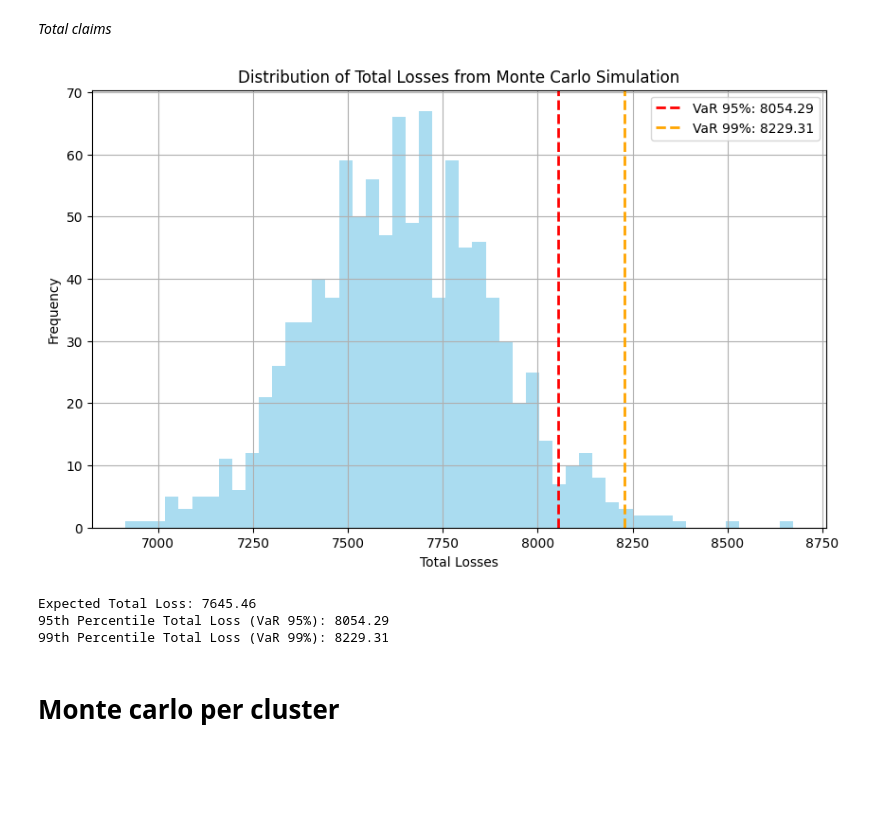
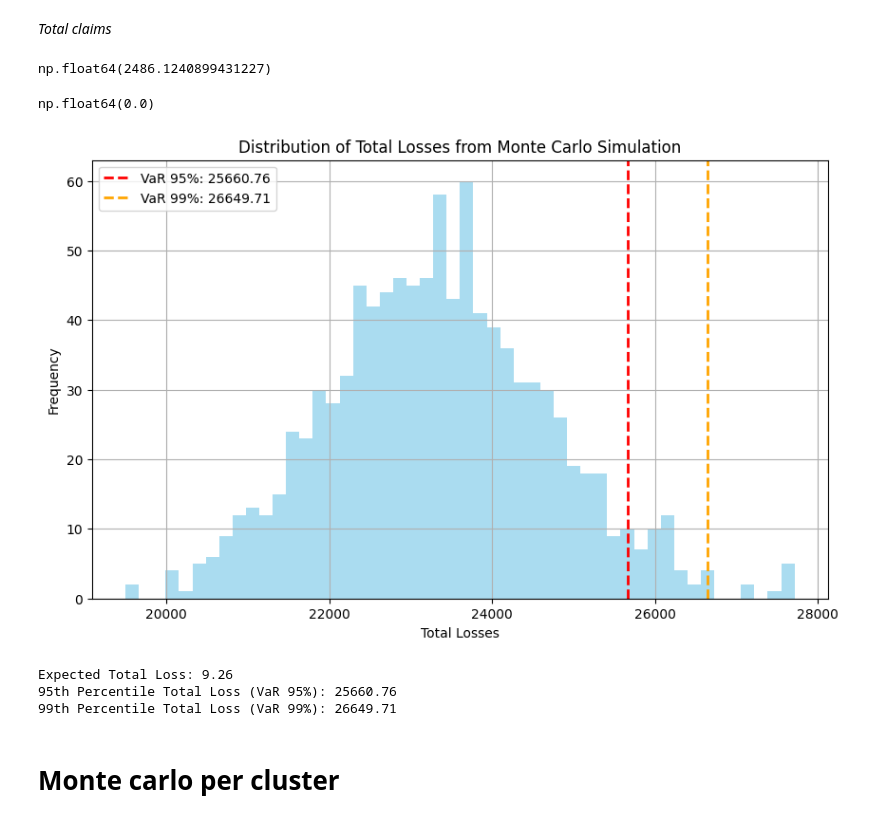
Before and after one commit to ThomasDeConinck/Assurance-Code-Python, a Jupyter notebook: assurances Code Python Case.ipynb, the cells around one changed output. Drawn from its saved outputs; the diff is of its cells as text; code cells hidden in the pictures; blank space fills up the shorter version.

```diff
--- a/assurances Code Python Case.ipynb
+++ b/assurances Code Python Case.ipynb
@@ -690,6 +710,47 @@ AIC for Fit with Gamma Distribution: 11984.456733652785
 BIC for Fit with Gamma Distribution: 11998.127069081936
 # %% [markdown]
 *Total claims*
+# %%
+#GOOD CODE
+
+n_simulations = 10
+n_policies = len(claims_data)  # Replace with len(claims_data) if claims_data is defined
+
+simulation_results = pd.DataFrame()
+
+# Monte Carlo simulation loop
+for i in range(n_simulations):
+    # Simulate number of claims for all policies at once (Frequency per year per policy)
+    frequency = nbinom.rvs(r_negbin, p_negbin, size=n_policies)
+
+    # Initialize total claim severity for each policy
+    total_claim_severity = np.zeros(n_policies)
+
+    # For policies with claims, simulate the severity
+    for j in range(n_policies):
+        if frequency[j] > 0:
+            severities = lognorm.rvs(shape, loc=0, scale=scale, size=frequency[j])
+            total_claim_severity[j] = severities.sum()
+
+    # Create a temporary DataFrame for this simulation
+    temp_df = pd.DataFrame({
+        'Policy': np.arange(n_policies),
+        'Frequency': frequency,
+        'Total_Claim_Severity': total_claim_severity,
+        'Simulation': i
+    })
+
+    # Append to the main DataFrame
+    simulation_results = pd.concat([simulation_results, temp_df], ignore_index=True)
+    losses = temp_df['Total_Claim_Severity']*temp_df['Frequency'].sum()
+
+losses.mean()
+# %% [output]
+np.float64(2486.1240899431227)
+# %%
+simulation_results['Total_Claim_Severity']
+# %% [output]
+np.float64(0.0)
 # %%
 # Claim_counts holds historical claim frequency data
 # Non_zero_claims holds historical non-zero claim severities
@@ -719,39 +780,42 @@ for i in range(n_simulations):
     for j in range(n_policies):
         if num_claims[j] > 0:
             # Simulate claim severity for each claim and sum them for the policy
             total_claim_severity[j] = lognorm.rvs(shape, loc, scale, size=num_claims[j]).sum()
 
     # Store the total loss for this simulation
     total_losses[i] = total_claim_severity.sum()
 
+    expected_total_loss = total_claim_severity * num_claims
+
+
 # Calculate expected total loss from the simulation results
-expected_total_loss = np.mean(total_losses)
+premium = expected_total_loss.mean()
 
 # Calculate Value-at-Risk (VaR) at different confidence levels (95% and 99%)
 var_95 = np.percentile(total_losses, 95)
 var_99 = np.percentile(total_losses, 99)
 
 # Plot the total losses distribution and highlight VaR levels
 plt.figure(figsize=(10, 6))
 plt.hist(total_losses, bins=50, color='skyblue', alpha=0.7)
 plt.axvline(var_95, color='red', linestyle='dashed', linewidth=2, label=f'VaR 95%: {var_95:.2f}')
 plt.axvline(var_99, color='orange', linestyle='dashed', linewidth=2, label=f'VaR 99%: {var_99:.2f}')
 plt.title('Distribution of Total Losses from Monte Carlo Simulation')
 plt.xlabel('Total Losses')
 plt.ylabel('Frequency')
 plt.grid(True)
 plt.legend()
 plt.show()
 
 # Printing Risk Measures
-print(f"Expected Total Loss: {expected_total_loss:.2f}")
+print(f"Expected Total Loss: {premium:.2f}")
 print(f"95th Percentile Total Loss (VaR 95%): {var_95:.2f}")
 print(f"99th Percentile Total Loss (VaR 99%): {var_99:.2f}")
 # %% [output]
-[figure, old version]
+[figure, new version]
-Expected Total Loss: 7645.46
-95th Percentile Total Loss (VaR 95%): 8054.29
-99th Percentile Total Loss (VaR 99%): 8229.31
+Expected Total Loss: 9.26
+95th Percentile Total Loss (VaR 95%): 25660.76
+99th Percentile Total Loss (VaR 99%): 26649.71
 # %% [markdown]
 # Monte carlo per cluster
 # %% [markdown]
```
Also changed, not shown: parts of 11 cells of this notebook.
